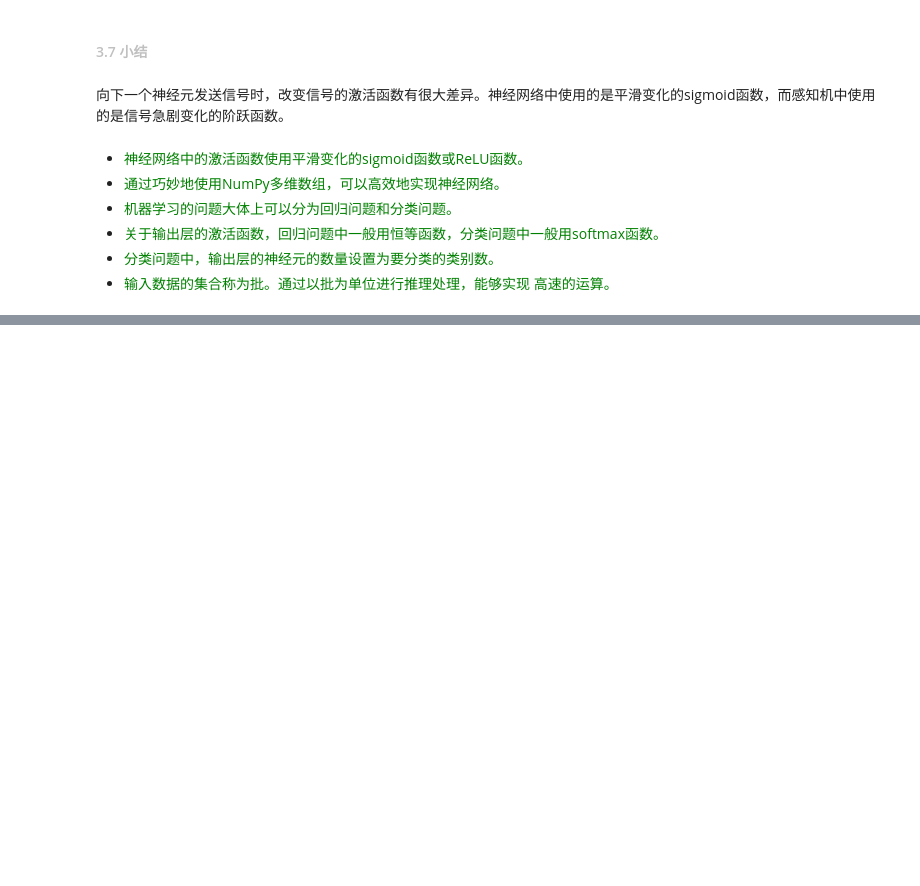
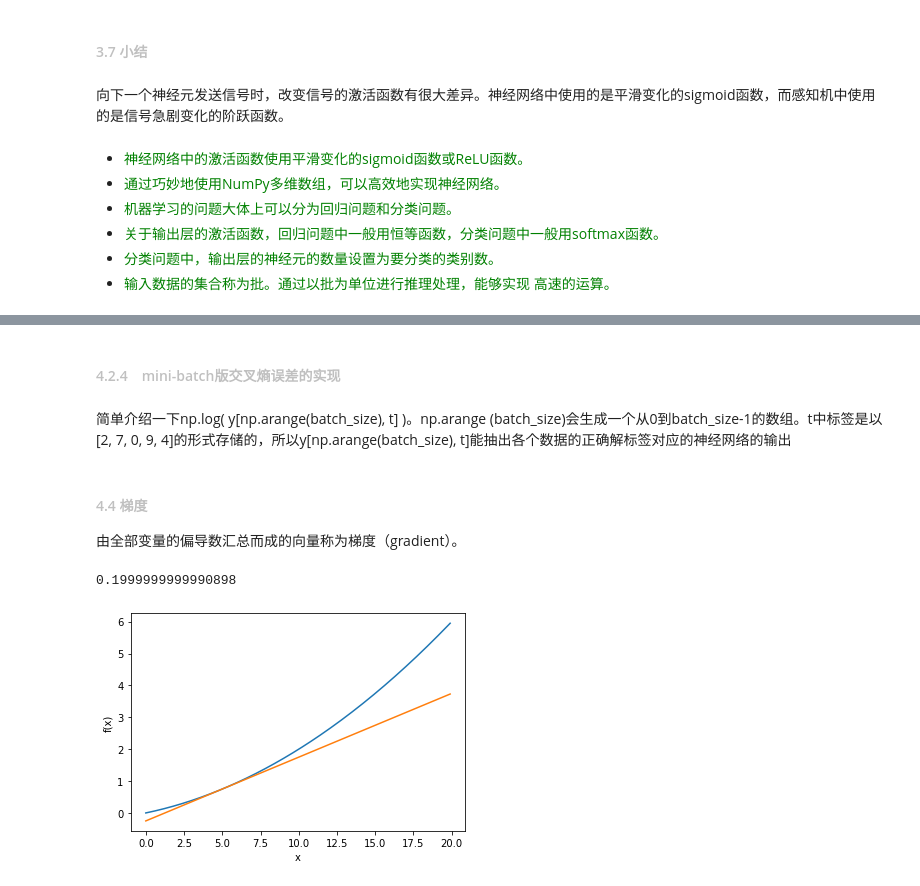
Before and after one commit to ocean5apphotmail/AiLearning, a Jupyter notebook: Deep_Learning_from_Scratch.ipynb, the cells around one changed output, grey strips where cells are left out. Drawn from its saved outputs; the diff is of its cells as text; code cells hidden in the pictures; blank space fills up the shorter version.

```diff
--- a/Deep_Learning_from_Scratch.ipynb
+++ b/Deep_Learning_from_Scratch.ipynb
@@ -855,0 +910,9 @@ np.sum(y==t)
+# %%
+def cross_entropy_error(y, t):
+ delta = 1e-7
+ return -np.sum(t * np.log(y + delta))
+t = [0, 0, 1, 0, 0, 0, 0, 0, 0, 0]
+y = [0.1, 0.05, 0.6, 0.0, 0.05, 0.1, 0.0, 0.1, 0.0, 0.0]
+print(cross_entropy_error(np.array(y), np.array(t)))
+y = [0.1, 0.05, 0.1, 0.0, 0.05, 0.1, 0.0, 0.6, 0.0, 0.0]
+print(cross_entropy_error(np.array(y), np.array(t)))
@@ -855,0 +950,2 @@ np.sum(y==t)
+# %% [markdown]
+#### <font color = 'silver'>4.2.4　mini-batch版交叉熵误差的实现</font>
@@ -855,0 +967,42 @@ np.sum(y==t)
+# %% [markdown]
+简单介绍一下np.log( y[np.arange(batch_size), t] )。np.arange
+(batch_size)会生成一个从0到batch_size-1的数组。t中标签是以[2, 7, 0, 9, 4]的形式存储的，所以y[np.arange(batch_size), t]能抽出各个数据的正确解标签对应的神经网络的输出
+# %% [markdown]
+#### <font color = 'silver'>4.4 梯度</font>
+
+由全部变量的偏导数汇总而成的向量称为梯度（gradient）。
+# %%
+# 1维向量
+import numpy as np
+import matplotlib.pylab as plt
+
+
+def numerical_diff(f, x):
+    h = 1e-4 # 0.0001
+    return (f(x+h) - f(x-h)) / (2*h)
+
+
+def function_1(x):
+    return 0.01*x**2 + 0.1*x
+
+
+def tangent_line(f, x):
+    d = numerical_diff(f, x)
+    print(d)
+    y = f(x) - d*x
+    return lambda t: d*t + y
+
+x = np.arange(0.0, 20.0, 0.1)
+y = function_1(x)
+plt.xlabel("x")
+plt.ylabel("f(x)")
+
+tf = tangent_line(function_1, 5)
+y2 = tf(x)
+
+plt.plot(x, y)
+plt.plot(x, y2)
+plt.show()
+# %% [output]
+0.1999999999990898
+[figure, added]
```
Also changed, not shown: parts of 17 cells of this notebook.
